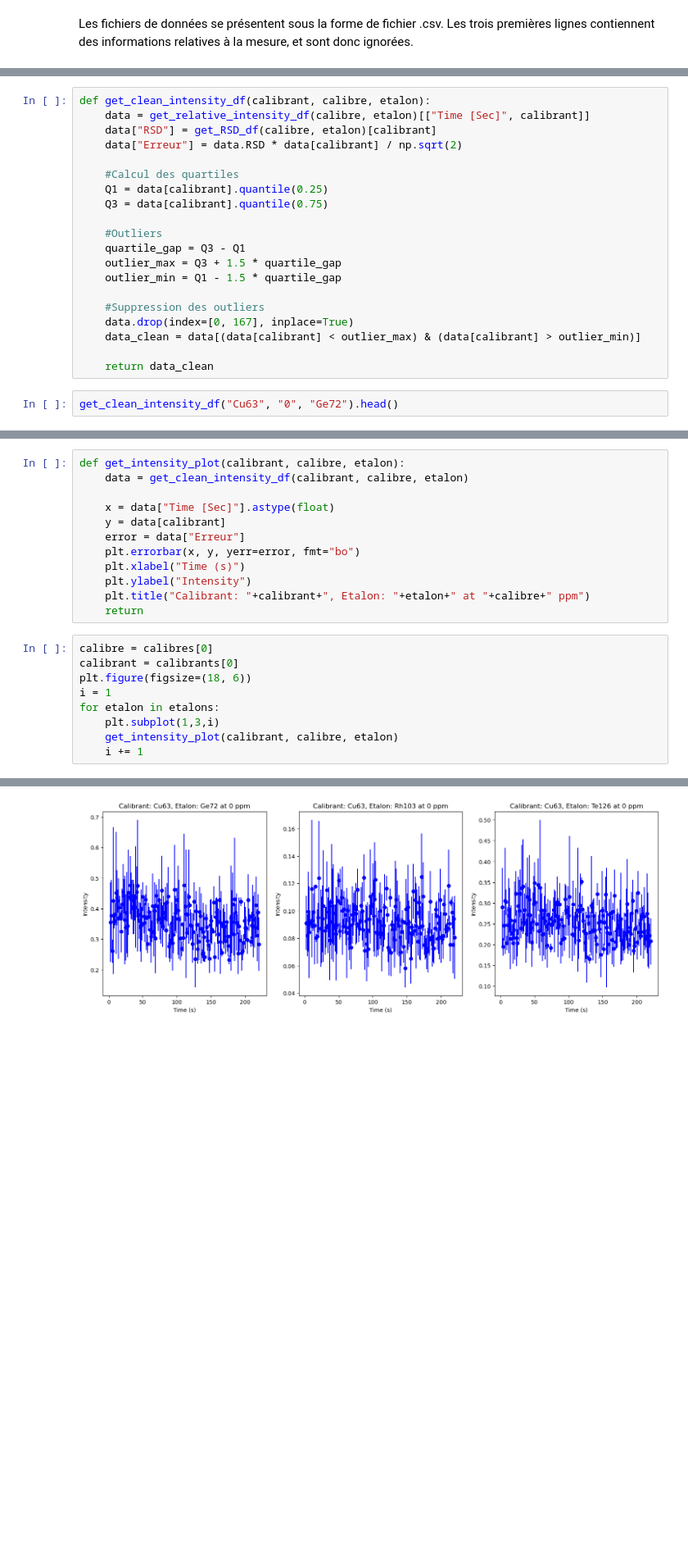
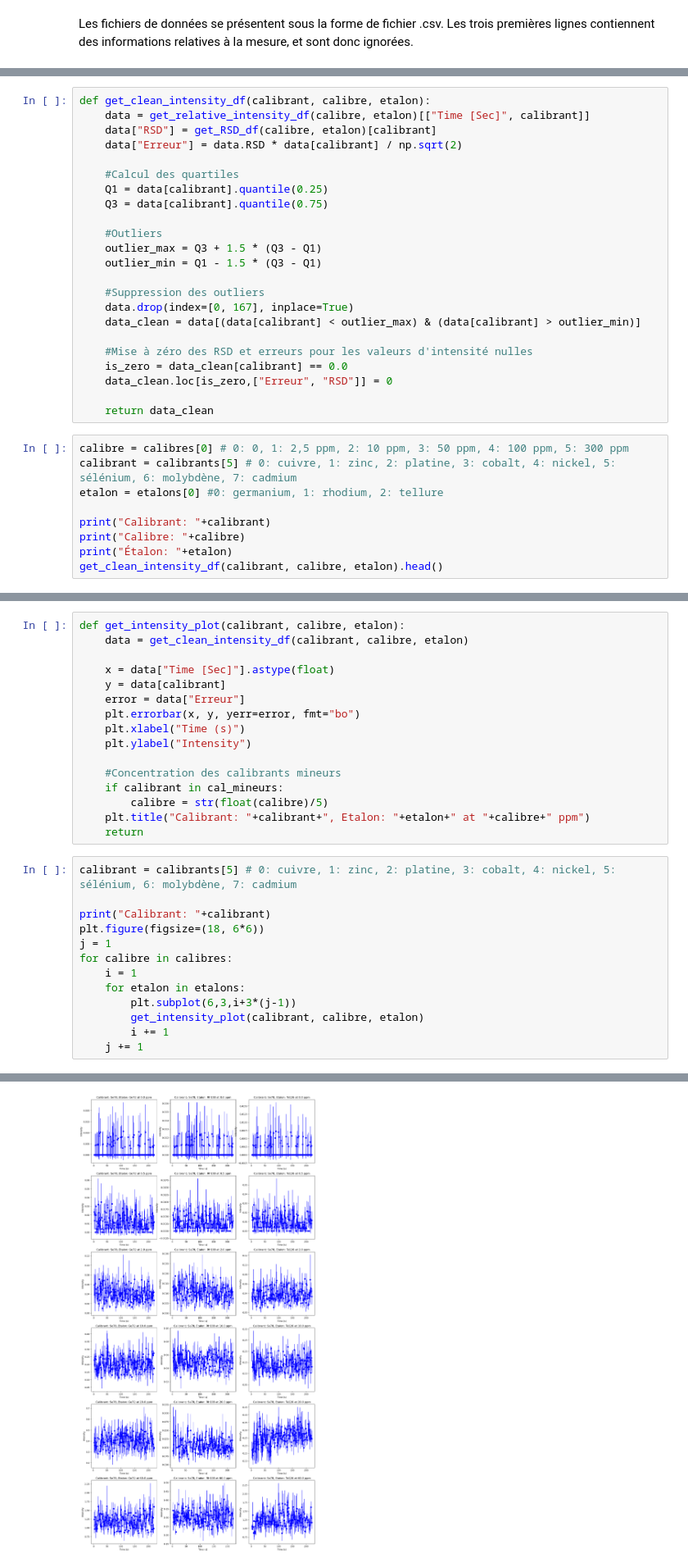
Before and after one commit to ABeague/Projet-Python-LA-ICPMS, a Jupyter notebook: Code Source.ipynb, the cells around one changed output, grey strips where cells are left out. Shown at 82% size. Saved outputs shown, nothing was run; the diff lists cells and outputs as text; blank space fills up the shorter version.

```diff
--- a/Code Source.ipynb
+++ b/Code Source.ipynb
@@ -144,15 +174,25 @@ def get_clean_intensity_df(calibrant, calibre, etalon):
     Q3 = data[calibrant].quantile(0.75)
 
     #Outliers
-    quartile_gap = Q3 - Q1
-    outlier_max = Q3 + 1.5 * quartile_gap
-    outlier_min = Q1 - 1.5 * quartile_gap
+    outlier_max = Q3 + 1.5 * (Q3 - Q1)
+    outlier_min = Q1 - 1.5 * (Q3 - Q1)
 
     #Suppression des outliers
     data.drop(index=[0, 167], inplace=True)
     data_clean = data[(data[calibrant] < outlier_max) & (data[calibrant] > outlier_min)]
 
+    #Mise à zéro des RSD et erreurs pour les valeurs d'intensité nulles
+    is_zero = data_clean[calibrant] == 0.0
+    data_clean.loc[is_zero,["Erreur", "RSD"]] = 0
+
     return data_clean
 # %%
-get_clean_intensity_df("Cu63", "0", "Ge72").head()
+calibre = calibres[0] # 0: 0, 1: 2,5 ppm, 2: 10 ppm, 3: 50 ppm, 4: 100 ppm, 5: 300 ppm
+calibrant = calibrants[5] # 0: cuivre, 1: zinc, 2: platine, 3: cobalt, 4: nickel, 5: sélénium, 6: molybdène, 7: cadmium
+etalon = etalons[0] #0: germanium, 1: rhodium, 2: tellure
+
+print("Calibrant: "+calibrant)
+print("Calibre: "+calibre)
+print("Étalon: "+etalon)
+get_clean_intensity_df(calibrant, calibre, etalon).head()
 # %% [output]
@@ -172,15 +215,23 @@ def get_intensity_plot(calibrant, calibre, etalon):
     plt.errorbar(x, y, yerr=error, fmt="bo")
     plt.xlabel("Time (s)")
     plt.ylabel("Intensity")
+
+    #Concentration des calibrants mineurs
+    if calibrant in cal_mineurs:
+        calibre = str(float(calibre)/5)
     plt.title("Calibrant: "+calibrant+", Etalon: "+etalon+" at "+calibre+" ppm")
     return
 # %%
-calibre = calibres[0]
-calibrant = calibrants[0]
-plt.figure(figsize=(18, 6))
-i = 1
-for etalon in etalons:
-    plt.subplot(1,3,i)
-    get_intensity_plot(calibrant, calibre, etalon)
-    i += 1
+calibrant = calibrants[5] # 0: cuivre, 1: zinc, 2: platine, 3: cobalt, 4: nickel, 5: sélénium, 6: molybdène, 7: cadmium
+
+print("Calibrant: "+calibrant)
+plt.figure(figsize=(18, 6*6))
+j = 1
+for calibre in calibres:
+    i = 1
+    for etalon in etalons:
+        plt.subplot(6,3,i+3*(j-1))
+        get_intensity_plot(calibrant, calibre, etalon)
+        i += 1
+    j += 1
 # %% [output]
@@ -187,4 +239,4 @@ for etalon in etalons:
-[figure, old version]
+[figure, new version]
 # %% [markdown]
 ## Étalonnage
 # %% [markdown]
```
Also changed, not shown: parts of 44 cells of this notebook, 3 other files.
